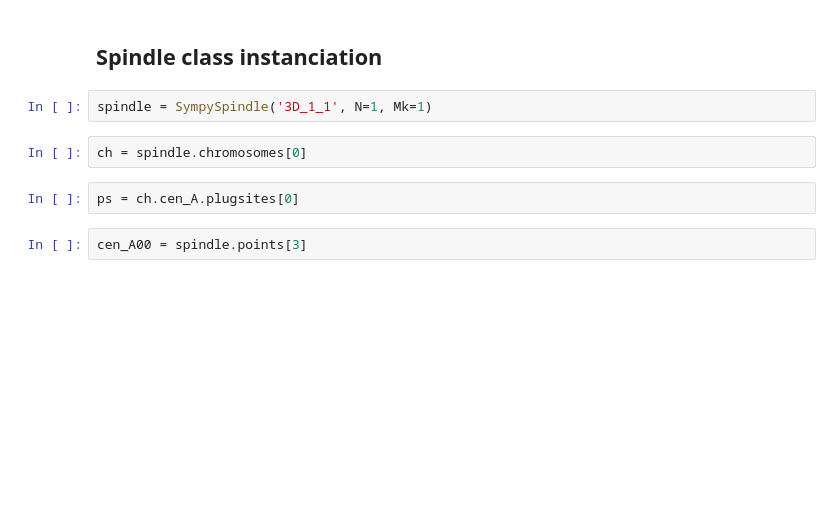
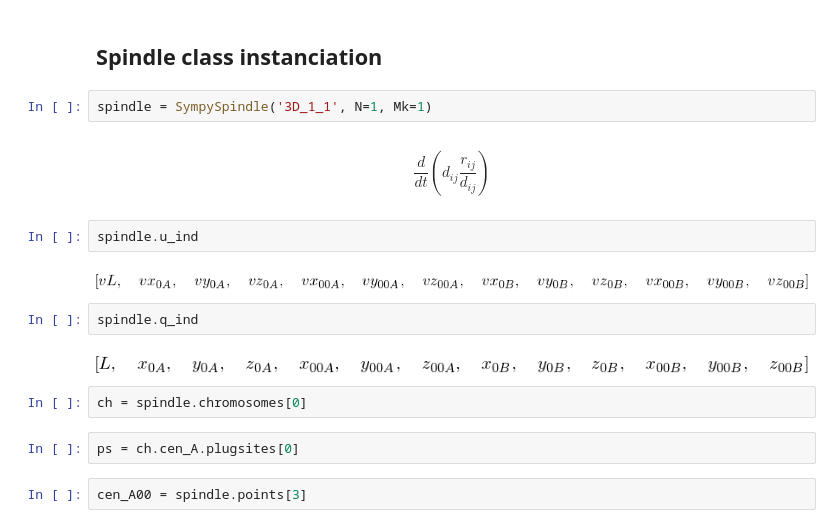
Before and after one commit to glyg/notebooks, a Jupyter notebook: kt_sim/3D spindle.ipynb, the cells around one changed output. Drawn from its saved outputs; the diff is of its cells as text; blank space fills up the shorter version.

```diff
--- a/kt_sim/3D spindle.ipynb
+++ b/kt_sim/3D spindle.ipynb
@@ -151,6 +146,16 @@ V_mz
 ## Spindle class instanciation
 # %%
 spindle = SympySpindle('3D_1_1', N=1, Mk=1)
+# %% [markdown]
+$$\frac{d}{dt}\left(d_{ij}\frac{r_{ij}}{d_{ij}}\right)$$
+# %%
+spindle.u_ind
+# %% [output]
+[figure, added]
+# %%
+spindle.q_ind
+# %% [output]
+[figure, added]
 # %%
 ch = spindle.chromosomes[0]
 # %%
```
Also changed, not shown: parts of 20 cells of this notebook.
